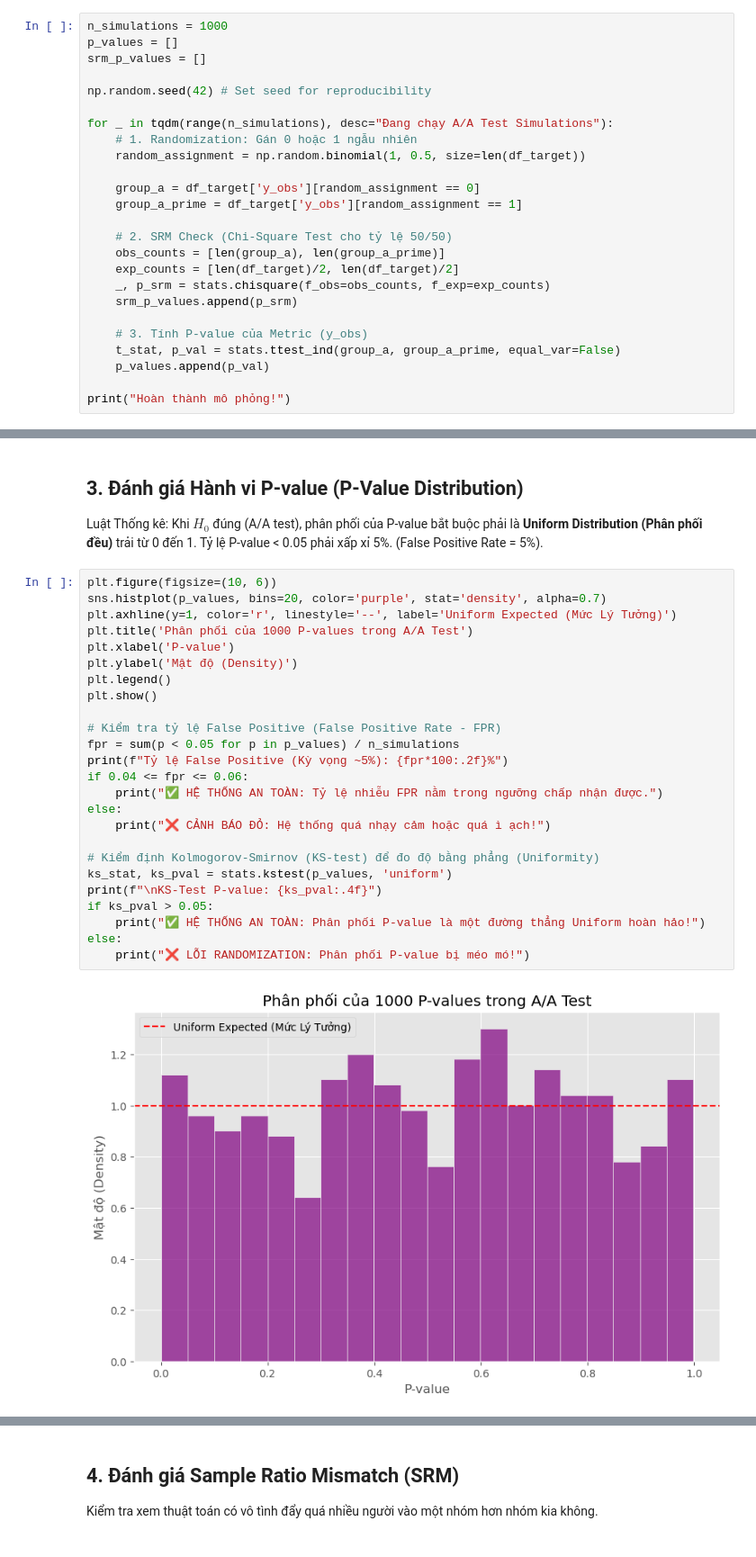
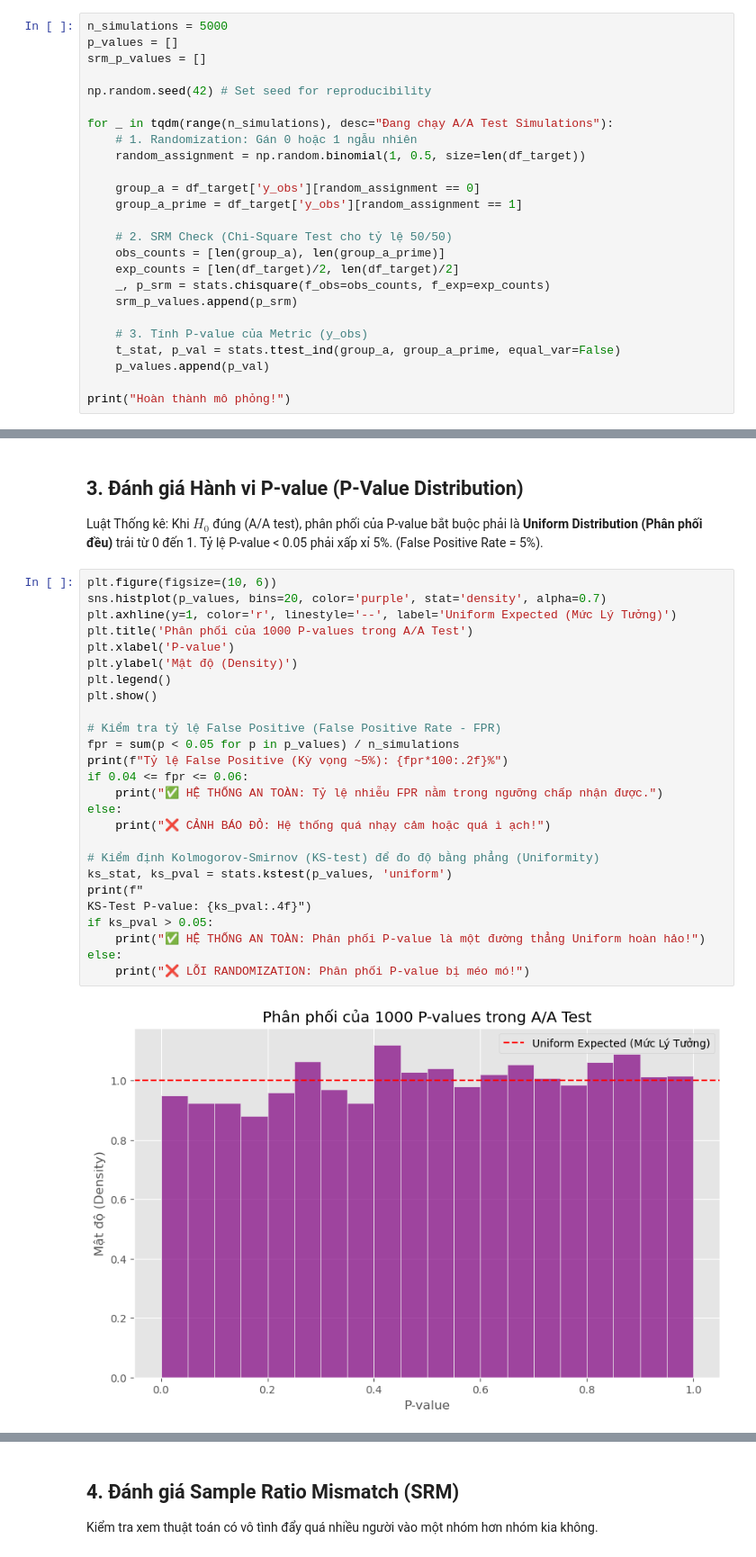
Before and after one commit to thaibuivan/GSM-promotion-experimentation, a Jupyter notebook: notebooks/week5_aa_testing/1_aa_test_pipeline.ipynb, the cells around one changed output, grey strips where cells are left out. Shown at 90% size. Drawn from its saved outputs; the diff is of its cells as text.

```diff
--- a/notebooks/week5_aa_testing/1_aa_test_pipeline.ipynb
+++ b/notebooks/week5_aa_testing/1_aa_test_pipeline.ipynb
@@ -35,7 +35,7 @@ Kích thước tệp khách hàng dùng để test: 3498
 2. So sánh số chuyến đi tự nhiên (`y_obs`) giữa 2 nhóm.
 3. Lưu lại `P-value`.
 # %%
-n_simulations = 1000
+n_simulations = 5000
 p_values = []
 srm_p_values = []
 
@@ -68,27 +68,28 @@ Tỷ lệ P-value < 0.05 phải xấp xỉ 5%. (False Positive Rate = 5%).
 # %%
 plt.figure(figsize=(10, 6))
 sns.histplot(p_values, bins=20, color='purple', stat='density', alpha=0.7)
 plt.axhline(y=1, color='r', linestyle='--', label='Uniform Expected (Mức Lý Tưởng)')
 plt.title('Phân phối của 1000 P-values trong A/A Test')
 plt.xlabel('P-value')
 plt.ylabel('Mật độ (Density)')
 plt.legend()
 plt.show()
 
 # Kiểm tra tỷ lệ False Positive (False Positive Rate - FPR)
 fpr = sum(p < 0.05 for p in p_values) / n_simulations
 print(f"Tỷ lệ False Positive (Kỳ vọng ~5%): {fpr*100:.2f}%")
 if 0.04 <= fpr <= 0.06:
     print("✅ HỆ THỐNG AN TOÀN: Tỷ lệ nhiễu FPR nằm trong ngưỡng chấp nhận được.")
 else:
     print("❌ CẢNH BÁO ĐỎ: Hệ thống quá nhạy cảm hoặc quá ì ạch!")
 
 # Kiểm định Kolmogorov-Smirnov (KS-test) để đo độ bằng phẳng (Uniformity)
 ks_stat, ks_pval = stats.kstest(p_values, 'uniform')
-print(f"\nKS-Test P-value: {ks_pval:.4f}")
+print(f"
+KS-Test P-value: {ks_pval:.4f}")
 if ks_pval > 0.05:
     print("✅ HỆ THỐNG AN TOÀN: Phân phối P-value là một đường thẳng Uniform hoàn hảo!")
 else:
     print("❌ LỖI RANDOMIZATION: Phân phối P-value bị méo mó!")
 # %% [output]
-[figure, old version]
+[figure, new version]
```
Also changed, not shown: parts of 2 cells of this notebook, 8 other files.
